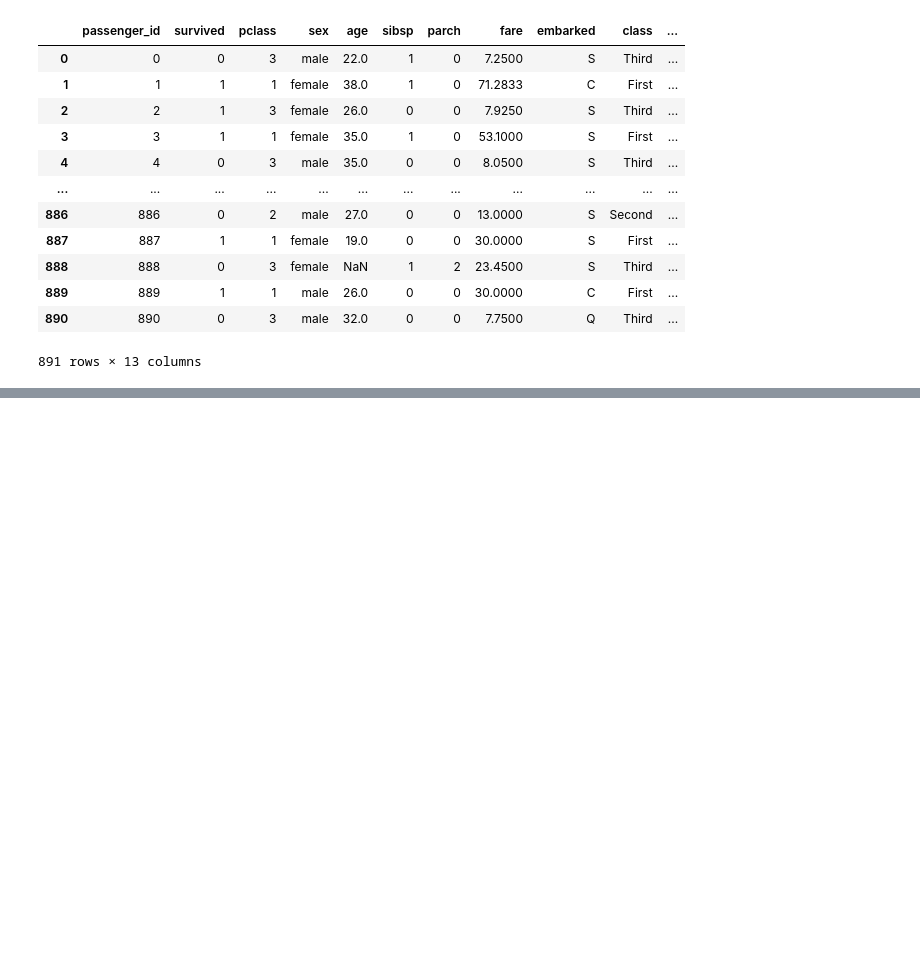
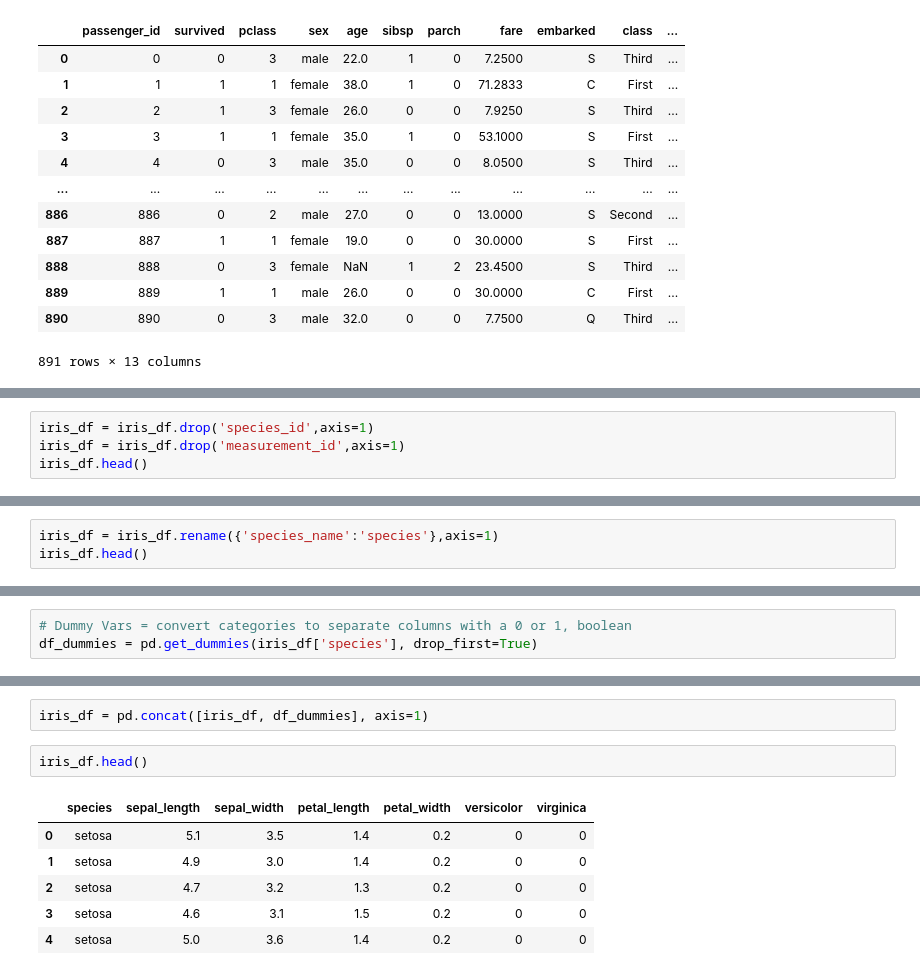
Before and after one commit to ThompsonBethany01/classification-exercises, a Jupyter notebook: classification_exercises.ipynb, the cells around one changed output, grey strips where cells are left out. Saved outputs shown, nothing was run; the diff lists cells and outputs as text; blank space fills up the shorter version.

```diff
--- a/classification_exercises.ipynb
+++ b/classification_exercises.ipynb
@@ -265,0 +291,4 @@ get_titanic_data()
+# %%
+iris_df = iris_df.drop('species_id',axis=1)
+iris_df = iris_df.drop('measurement_id',axis=1)
+iris_df.head()
@@ -265,0 +302,3 @@ get_titanic_data()
+# %%
+iris_df = iris_df.rename({'species_name':'species'},axis=1)
+iris_df.head()
@@ -265,0 +312,3 @@ get_titanic_data()
+# %%
+# Dummy Vars = convert categories to separate columns with a 0 or 1, boolean
+df_dummies = pd.get_dummies(iris_df['species'], drop_first=True)
@@ -265,0 +324,11 @@ get_titanic_data()
+# %%
+iris_df = pd.concat([iris_df, df_dummies], axis=1)
+# %%
+iris_df.head()
+# %% [output]
+|  | species | sepal_length | sepal_width | petal_length | petal_width | versicolor | virginica |
+| 0 | setosa | 5.1 | 3.5 | 1.4 | 0.2 | 0 | 0 |
+| 1 | setosa | 4.9 | 3.0 | 1.4 | 0.2 | 0 | 0 |
+| 2 | setosa | 4.7 | 3.2 | 1.3 | 0.2 | 0 | 0 |
+| 3 | setosa | 4.6 | 3.1 | 1.5 | 0.2 | 0 | 0 |
+| 4 | setosa | 5.0 | 3.6 | 1.4 | 0.2 | 0 | 0 |
```
Also changed, not shown: parts of 19 cells of this notebook.
